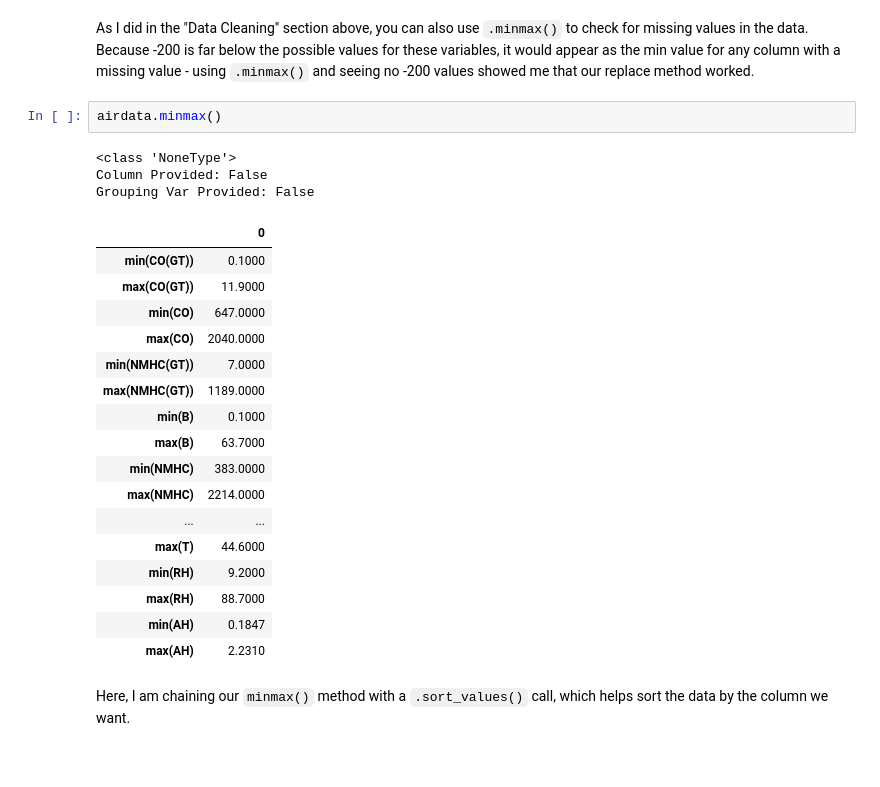
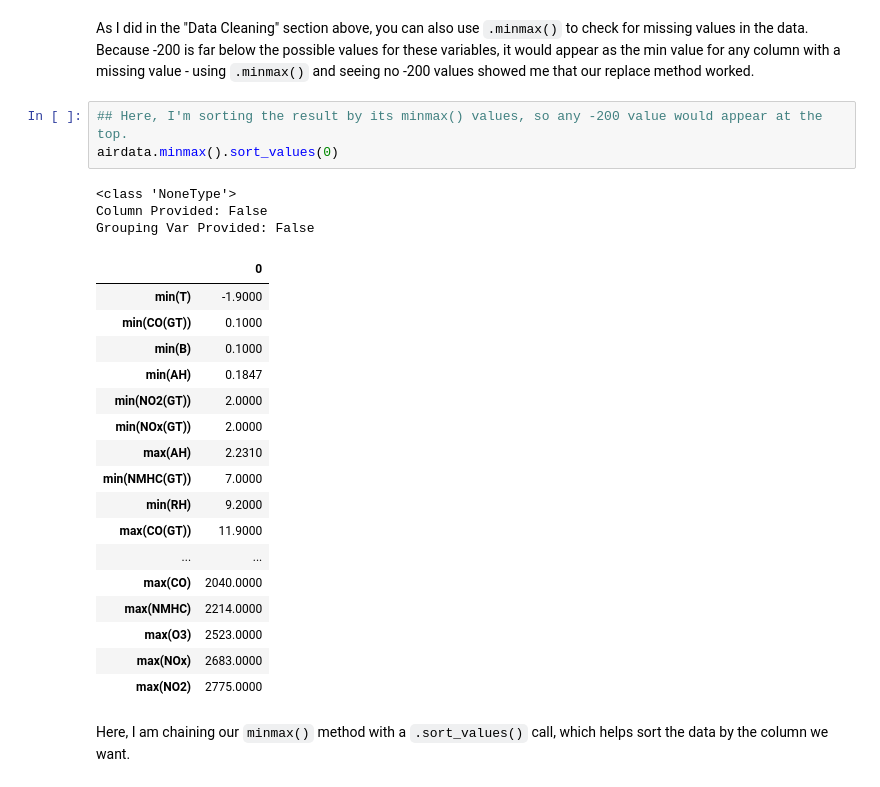
Before and after one commit to tort-cam/ST554Proj2, a Jupyter notebook: Project2.ipynb, the cells around one changed output. Saved outputs shown, nothing was run; the diff lists cells and outputs as text.

```diff
--- a/Project2.ipynb
+++ b/Project2.ipynb
@@ -546,28 +445,29 @@ Grouping Var Provided: False
 # %% [markdown]
 As I did in the "Data Cleaning" section above, you can also use `.minmax()` to check for missing values in the data. Because -200 is far below the possible values for these variables, it would appear as the min value for any column with a missing value - using `.minmax()` and seeing no -200 values showed me that our replace method worked.
 # %%
-airdata.minmax()
+## Here, I'm sorting the result by its minmax() values, so any -200 value would appear at the top.
+airdata.minmax().sort_values(0)
 # %% [output]
 <class 'NoneType'>
 Column Provided: False
 Grouping Var Provided: False
 |  | 0 |
+| min(T) | -1.9000 |
 | min(CO(GT)) | 0.1000 |
+| min(B) | 0.1000 |
+| min(AH) | 0.1847 |
+| min(NO2(GT)) | 2.0000 |
+| min(NOx(GT)) | 2.0000 |
+| max(AH) | 2.2310 |
+| min(NMHC(GT)) | 7.0000 |
+| min(RH) | 9.2000 |
 | max(CO(GT)) | 11.9000 |
-| min(CO) | 647.0000 |
+| ... | ... |
 | max(CO) | 2040.0000 |
-| min(NMHC(GT)) | 7.0000 |
-| max(NMHC(GT)) | 1189.0000 |
-| min(B) | 0.1000 |
-| max(B) | 63.7000 |
-| min(NMHC) | 383.0000 |
 | max(NMHC) | 2214.0000 |
-| ... | ... |
-| max(T) | 44.6000 |
-| min(RH) | 9.2000 |
-| max(RH) | 88.7000 |
-| min(AH) | 0.1847 |
-| max(AH) | 2.2310 |
+| max(O3) | 2523.0000 |
+| max(NOx) | 2683.0000 |
+| max(NO2) | 2775.0000 |
 # %% [markdown]
 Here, I am chaining our `minmax()` method with a `.sort_values()` call, which helps sort the data by the column we want.
 # %%
```
Also changed, not shown: parts of 59 cells of this notebook.
